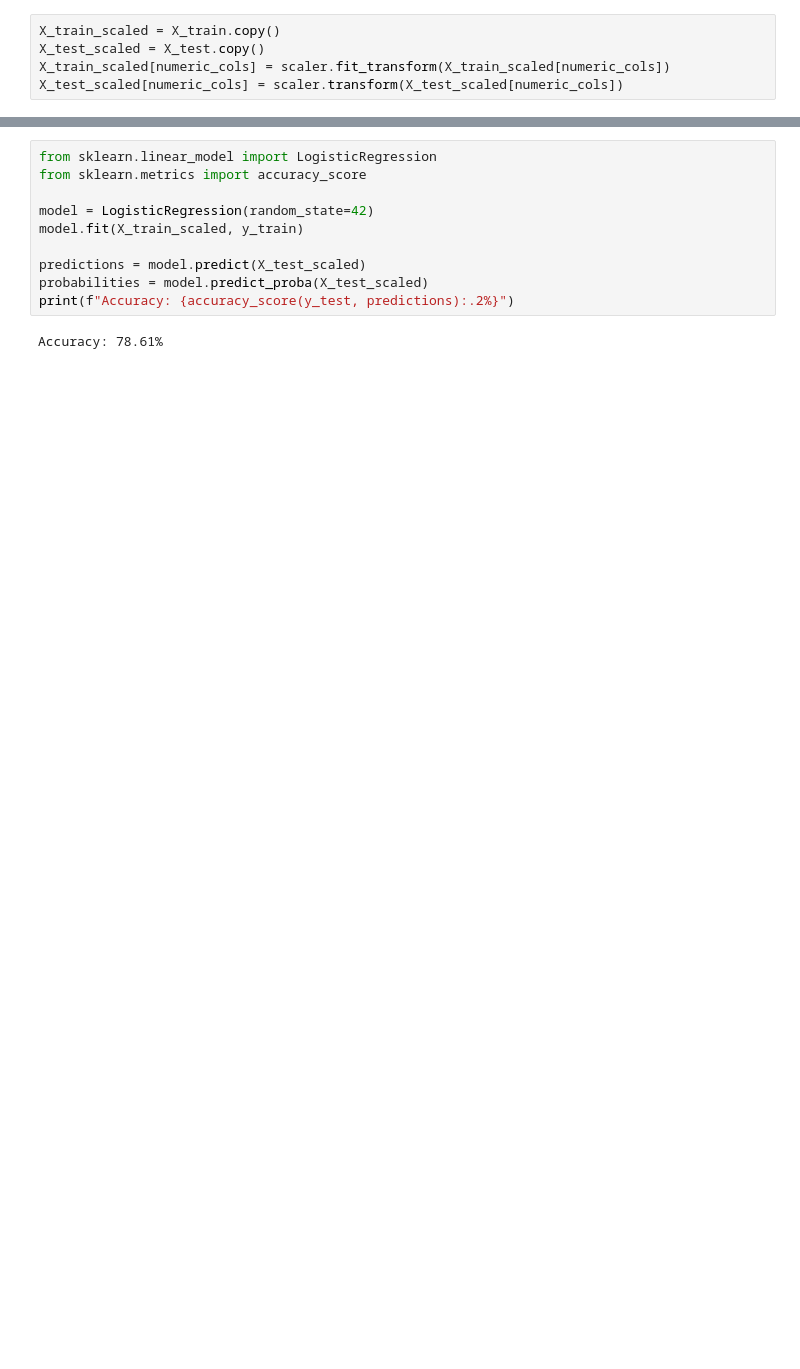
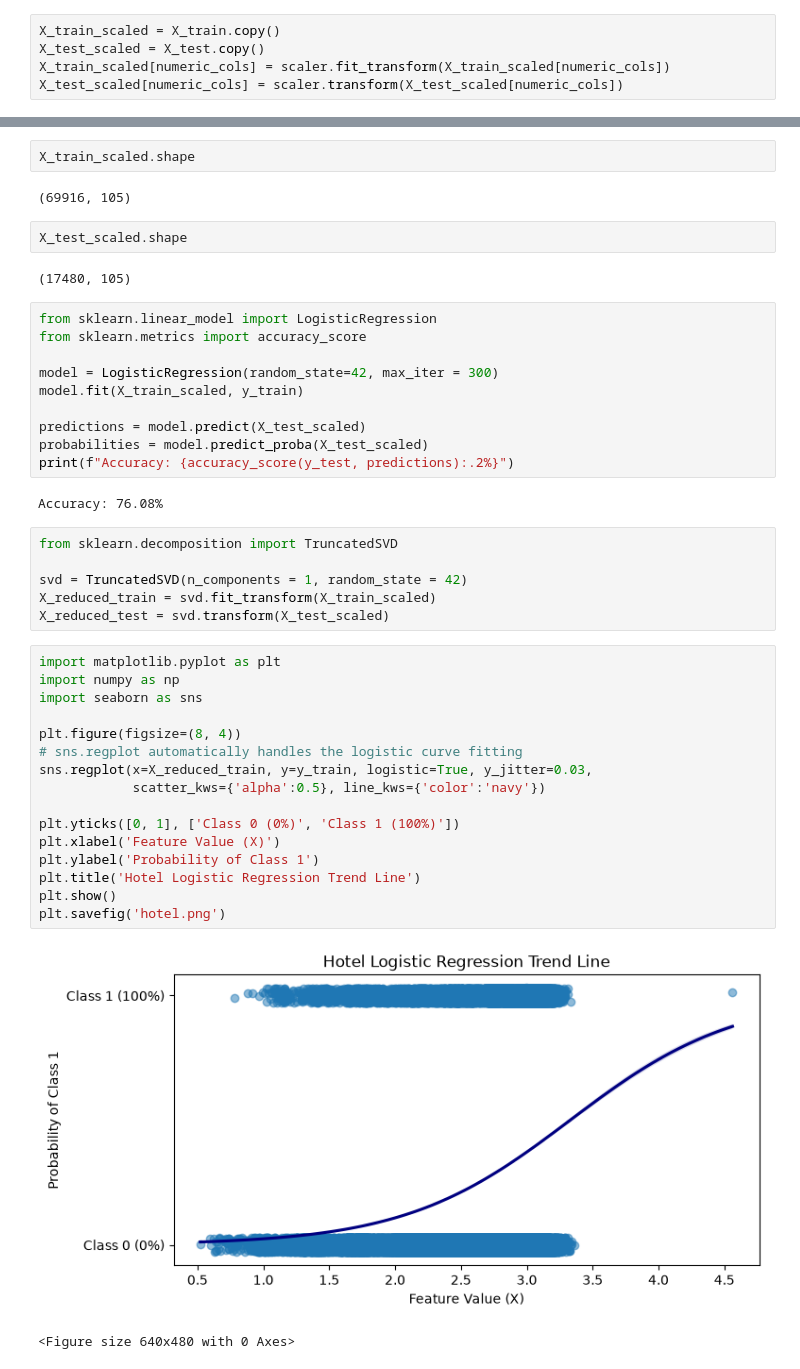
Before and after one commit to Rushilkothur/hotel_ml, a Jupyter notebook: hotel_ml.ipynb, the cells around one changed output, grey strips where cells are left out. Drawn from its saved outputs; the diff is of its cells as text; blank space fills up the shorter version.

Commit message:
one graph and some data leakage

```diff
--- a/hotel_ml.ipynb
+++ b/hotel_ml.ipynb
@@ -126,12 +142,45 @@ X_train_scaled.head()
+# %%
+X_train_scaled.shape
+# %% [output]
+(69916, 105)
+# %%
+X_test_scaled.shape
+# %% [output]
+(17480, 105)
 # %%
 from sklearn.linear_model import LogisticRegression
 from sklearn.metrics import accuracy_score
 
-model = LogisticRegression(random_state=42)
+model = LogisticRegression(random_state=42, max_iter = 300)
 model.fit(X_train_scaled, y_train)
 
 predictions = model.predict(X_test_scaled)
 probabilities = model.predict_proba(X_test_scaled)
 print(f"Accuracy: {accuracy_score(y_test, predictions):.2%}")
 # %% [output]
-Accuracy: 78.61%
+Accuracy: 76.08%
+# %%
+from sklearn.decomposition import TruncatedSVD
+
+svd = TruncatedSVD(n_components = 1, random_state = 42)
+X_reduced_train = svd.fit_transform(X_train_scaled)
+X_reduced_test = svd.transform(X_test_scaled)
+# %%
+import matplotlib.pyplot as plt
+import numpy as np
+import seaborn as sns
+
+plt.figure(figsize=(8, 4))
+# sns.regplot automatically handles the logistic curve fitting
+sns.regplot(x=X_reduced_train, y=y_train, logistic=True, y_jitter=0.03,
+            scatter_kws={'alpha':0.5}, line_kws={'color':'navy'})
+
+plt.yticks([0, 1], ['Class 0 (0%)', 'Class 1 (100%)'])
+plt.xlabel('Feature Value (X)')
+plt.ylabel('Probability of Class 1')
+plt.title('Hotel Logistic Regression Trend Line')
+plt.show()
+plt.savefig('hotel.png')
+# %% [output]
+[figure, added]
+<Figure size 640x480 with 0 Axes>
```
Also changed, not shown: parts of 10 cells of this notebook.
